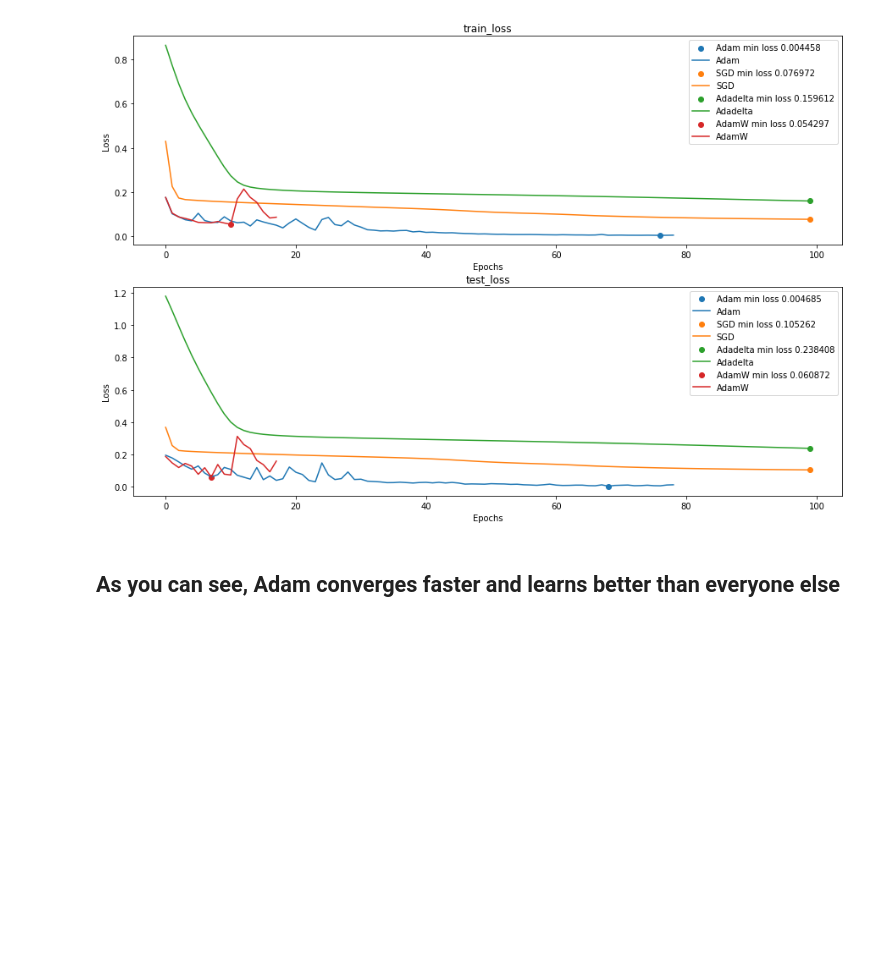
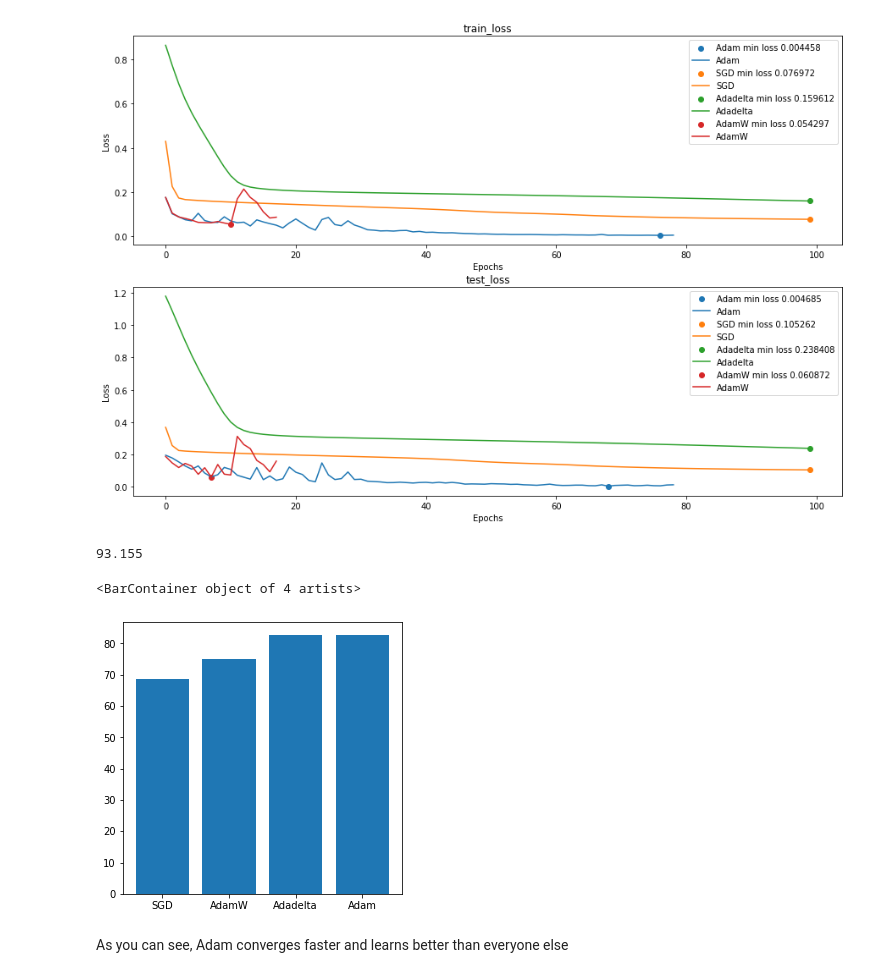
Before and after one commit to Argen7umCode/energy_prediction, a Jupyter notebook: comparison_optimizers.ipynb, the cells around one changed output. Cells and saved outputs as stored; diff of their text form; code cells hidden in the pictures; blank space fills up the shorter version.

```diff
--- a/comparison_optimizers.ipynb
+++ b/comparison_optimizers.ipynb
@@ -83,7 +83,7 @@ epoch 15 train_loss 0.153512 test_loss 0.164048 time 61.723882
 epoch 16 train_loss 0.110574 test_loss 0.13771 time 62.241699
 epoch 17 train_loss 0.082949 test_loss 0.093824 time 62.320108
 # %%
-with open('comparisons/compatison_results_14.01.2023.json', 'r') as file:
+with open('comparisons/compatison_optimizers_14.01.2023.json', 'r') as file:
     comparison_logs = json.load(file)
 # %%
 fig, ax = plt.subplots(2, 1, figsize=(15, 10))
@@ -112,5 +111,20 @@ for index, col in enumerate(['train_loss', 'test_loss']):
 0.238408  99
 0.060872  7
 [figure]
+# %%
+round((1 - 0.004685 ** 0.5) * 100, 3)
+# %% [output]
+93.155
+# %%
+mean_time = {
+    optimizer: float(np.mean(data['time'])) for optimizer, data in comparison_logs.items()
+}
+mean_time = {k:v for k, v in sorted(mean_time.items(), key=lambda item: item[1])}
+# %%
+plt.figure(figsize=(5, 5))
+plt.bar(mean_time.keys(), mean_time.values())
+# %% [output]
+<BarContainer object of 4 artists>
+[figure, added]
 # %% [markdown]
-## As you can see, Adam converges faster and learns better than everyone else
+As you can see, Adam converges faster and learns better than everyone else
```
Also changed, not shown: parts of 1 cell of this notebook, 1 other file.
